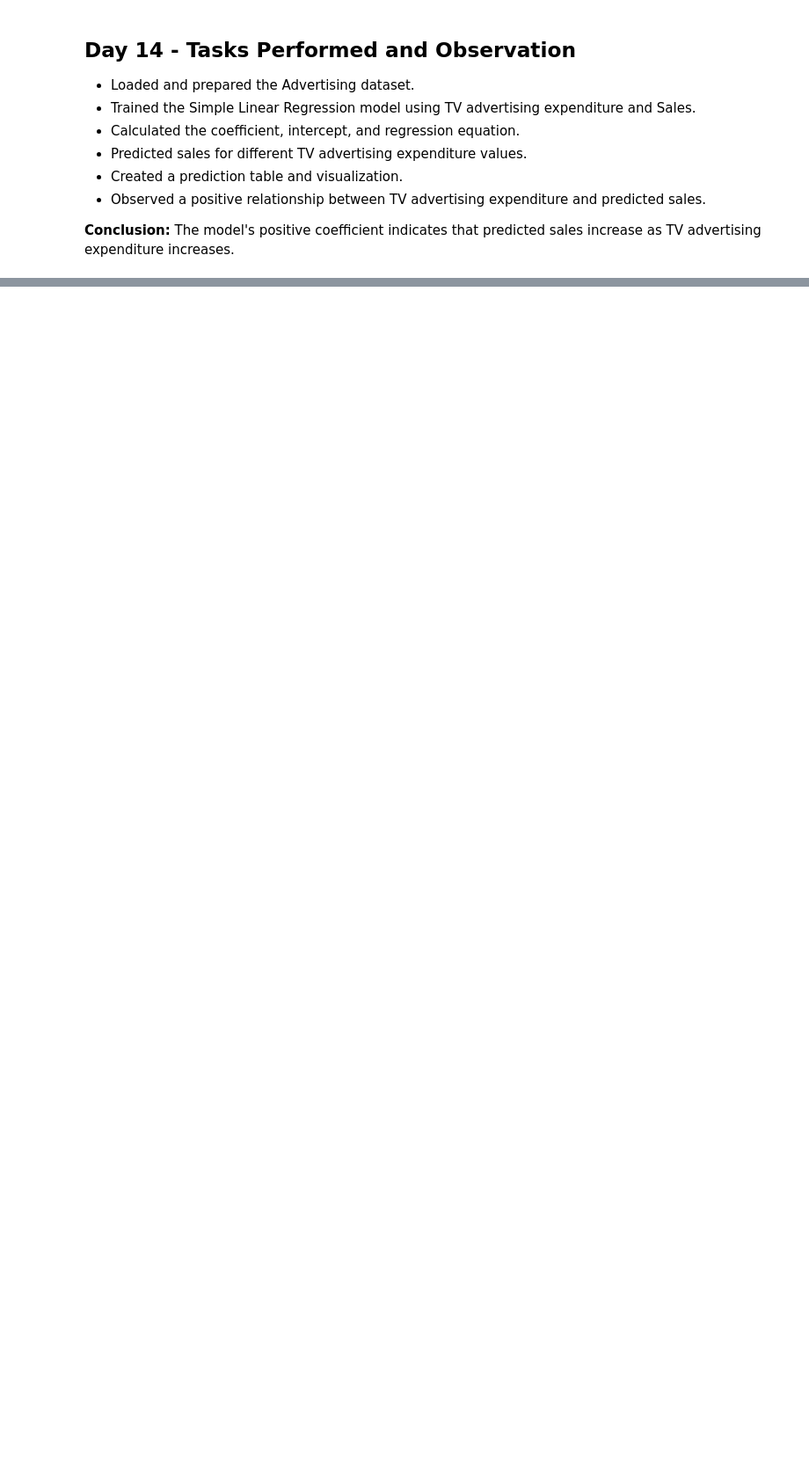
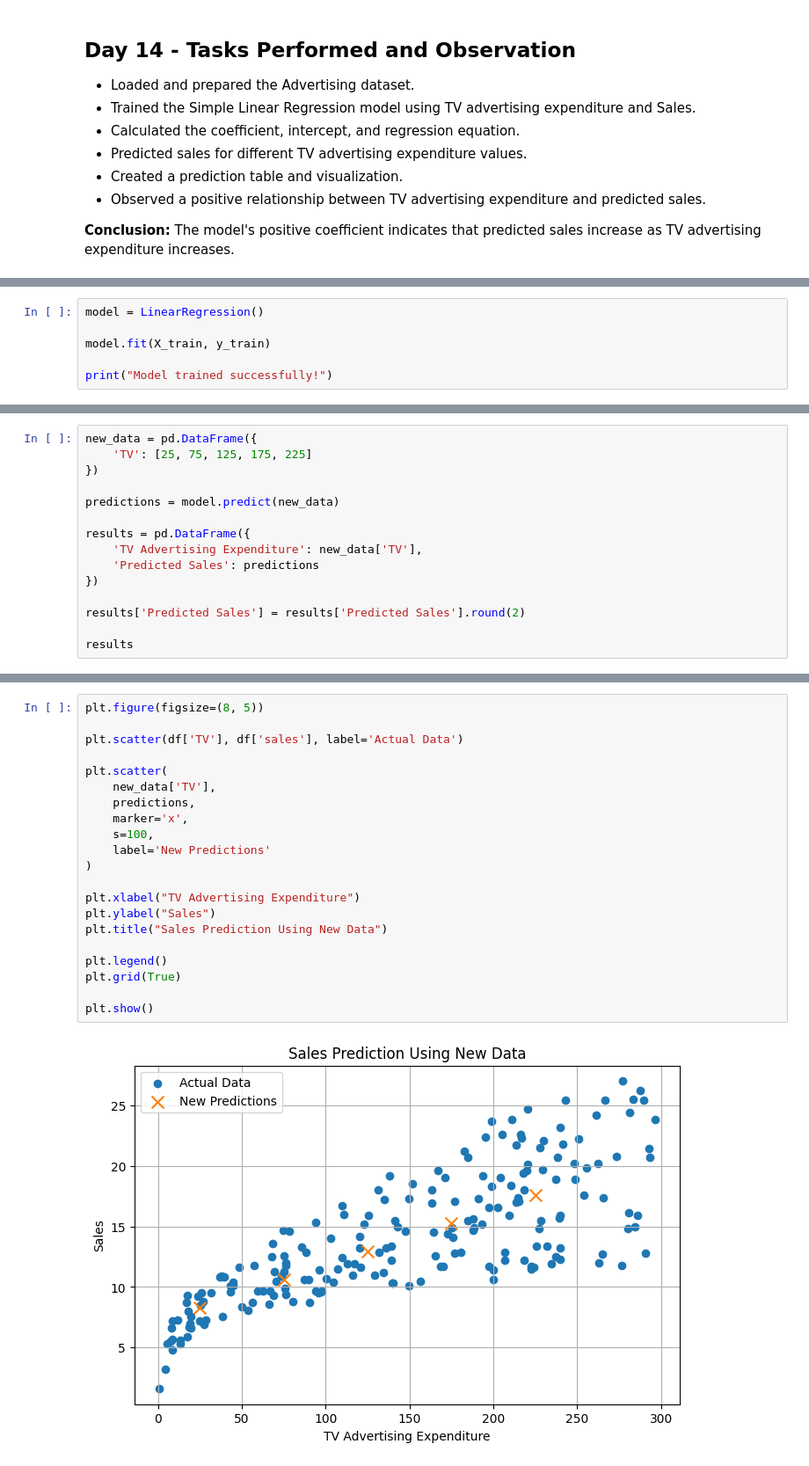
Before and after one commit to shreeshreeya69-crypto/simple-linear-regression-ybi, a Jupyter notebook: Simple_Linear_Regression_YBI.ipynb, the cells around one changed output, grey strips where cells are left out. Shown at 88% size. Drawn from its saved outputs; the diff is of its cells as text; blank space fills up the shorter version.

Commit message:
Day 15 - Sales Prediction Using New Data

```diff
--- a/Simple_Linear_Regression_YBI.ipynb
+++ b/Simple_Linear_Regression_YBI.ipynb
@@ -1529,0 +1564,6 @@ plt.show()
+# %%
+model = LinearRegression()
+
+model.fit(X_train, y_train)
+
+print("Model trained successfully!")
@@ -1529,0 +1572,15 @@ plt.show()
+# %%
+new_data = pd.DataFrame({
+    'TV': [25, 75, 125, 175, 225]
+})
+
+predictions = model.predict(new_data)
+
+results = pd.DataFrame({
+    'TV Advertising Expenditure': new_data['TV'],
+    'Predicted Sales': predictions
+})
+
+results['Predicted Sales'] = results['Predicted Sales'].round(2)
+
+results
@@ -1529,0 +1615,23 @@ plt.show()
+# %%
+plt.figure(figsize=(8, 5))
+
+plt.scatter(df['TV'], df['sales'], label='Actual Data')
+
+plt.scatter(
+    new_data['TV'],
+    predictions,
+    marker='x',
+    s=100,
+    label='New Predictions'
+)
+
+plt.xlabel("TV Advertising Expenditure")
+plt.ylabel("Sales")
+plt.title("Sales Prediction Using New Data")
+
+plt.legend()
+plt.grid(True)
+
+plt.show()
+# %% [output]
+[figure, added]
```
Also changed, not shown: parts of 8 cells of this notebook.
